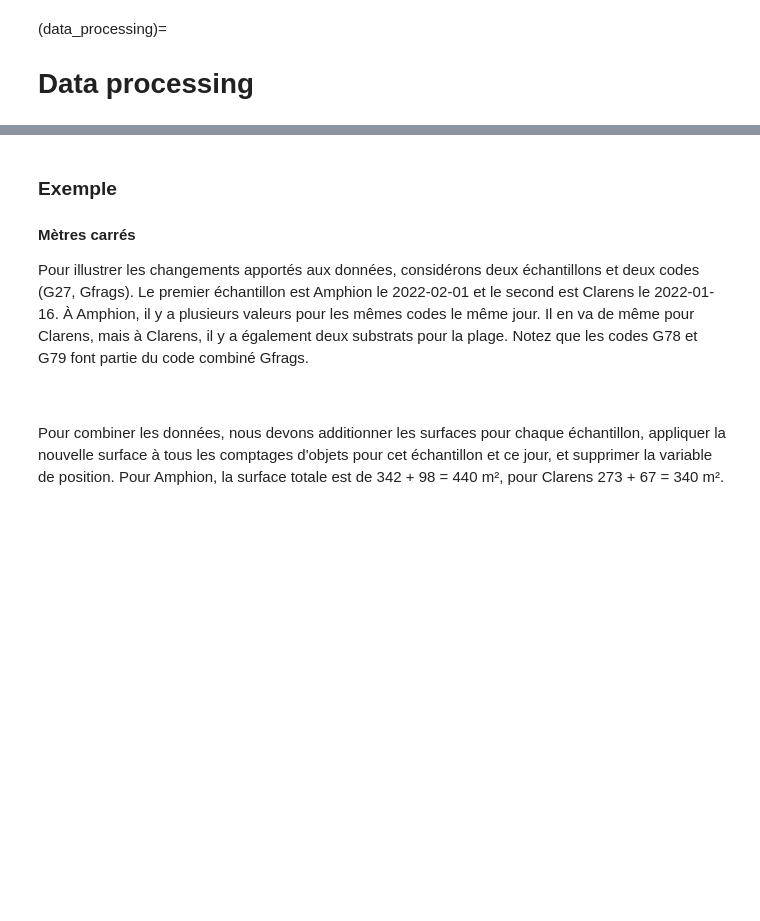
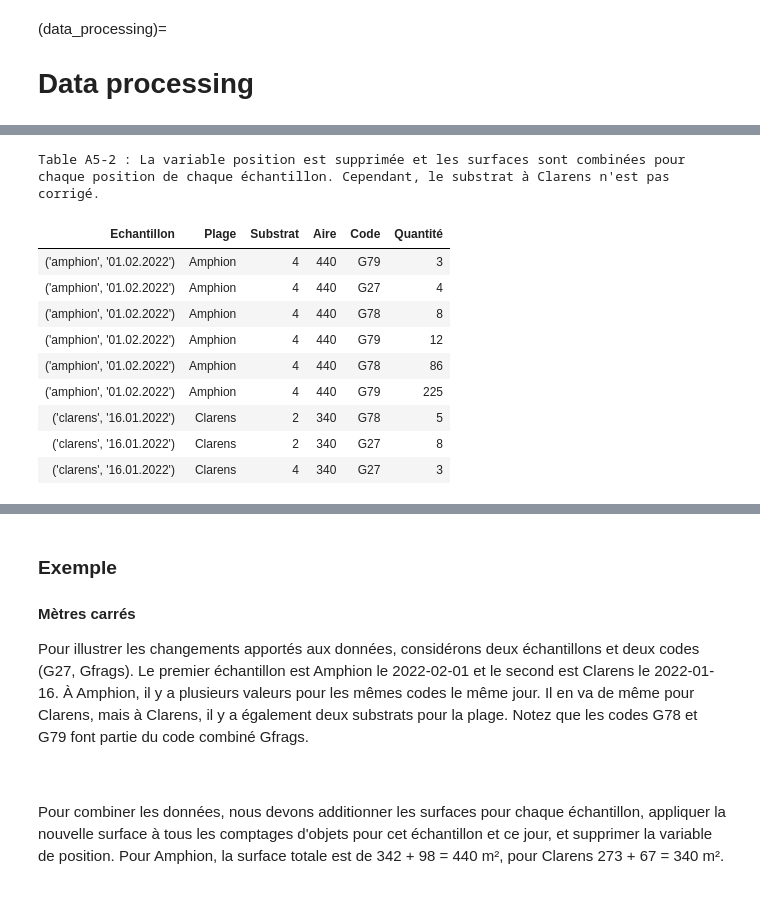
Before and after one commit to AssociationSauvegardeLeman/plastock, a Jupyter notebook: data_processing.ipynb, the cells around one changed output, grey strips where cells are left out. Cells and saved outputs as stored; diff of their text form; code cells hidden in the pictures; blank space fills up the shorter version.

```diff
--- a/data_processing.ipynb
+++ b/data_processing.ipynb
@@ -185,14 +185,14 @@ work_data.reset_index(inplace=True, drop=True)
 # %%
 mask = (work_data["échantillon"].isin(loc_dates_t))&(work_data.code.isin([*gfrags_c, code]))
 
-display_columns = ["échantillon", "Plage", "Substrat", "Aire",  "Code", "Quantité"]
+display_columns = ["Echantillon", "Plage", "Substrat", "Aire",  "Code", "Quantité"]
 d = "pcs/m²"
 
 test = work_data[mask].copy()
-test = test.rename(columns={"substrat":"Substrat", "area":"Aire", "date":"Date", "code":"Code", "quantité":"Quantité"})
+test = test.rename(columns={"échantillon":"Echantillon", "substrat":"Substrat", "area":"Aire", "date":"Date", "code":"Code", "quantité":"Quantité"})
 test = test[display_columns].copy()
 # test.reset_index(inplace=True, drop=True)
 caption = f"<b>{label}2 :</b> La variable position est supprimée et les surfaces sont combinées pour chaque position de chaque échantillon. Cependant, le substrat à Clarens n'est pas corrigé."
 sd_2 = test.style.set_table_styles(table_css_styles).format(**psc.format_kwargs).set_caption(caption).hide(axis='index')
-glue("start_data_2", sd_2, display=False)
+glue("start_data_2", sd_2, display=True)
 # %% [output]
@@ -200,3 +199,14 @@ glue("start_data_2", sd_2, display=False)
+Table A5-2 : La variable position est supprimée et les surfaces sont combinées pour chaque position de chaque échantillon. Cependant, le substrat à Clarens n'est pas corrigé.
+| Echantillon | Plage | Substrat | Aire | Code | Quantité |
+| ('amphion', '01.02.2022') | Amphion | 4 | 440 | G79 | 3 |
+| ('amphion', '01.02.2022') | Amphion | 4 | 440 | G27 | 4 |
+| ('amphion', '01.02.2022') | Amphion | 4 | 440 | G78 | 8 |
+| ('amphion', '01.02.2022') | Amphion | 4 | 440 | G79 | 12 |
+| ('amphion', '01.02.2022') | Amphion | 4 | 440 | G78 | 86 |
+| ('amphion', '01.02.2022') | Amphion | 4 | 440 | G79 | 225 |
+| ('clarens', '16.01.2022') | Clarens | 2 | 340 | G78 | 5 |
+| ('clarens', '16.01.2022') | Clarens | 2 | 340 | G27 | 8 |
+| ('clarens', '16.01.2022') | Clarens | 4 | 340 | G27 | 3 |
 # %%
 # the code total per sample with the combined area
 work_data = work_data.groupby(['échantillon', 'Plage', 'substrat', 'date', 'area','slug', 'code'], as_index=False)['quantité'].sum()
```
Also changed, not shown: parts of 10 cells of this notebook, 3 other files.
